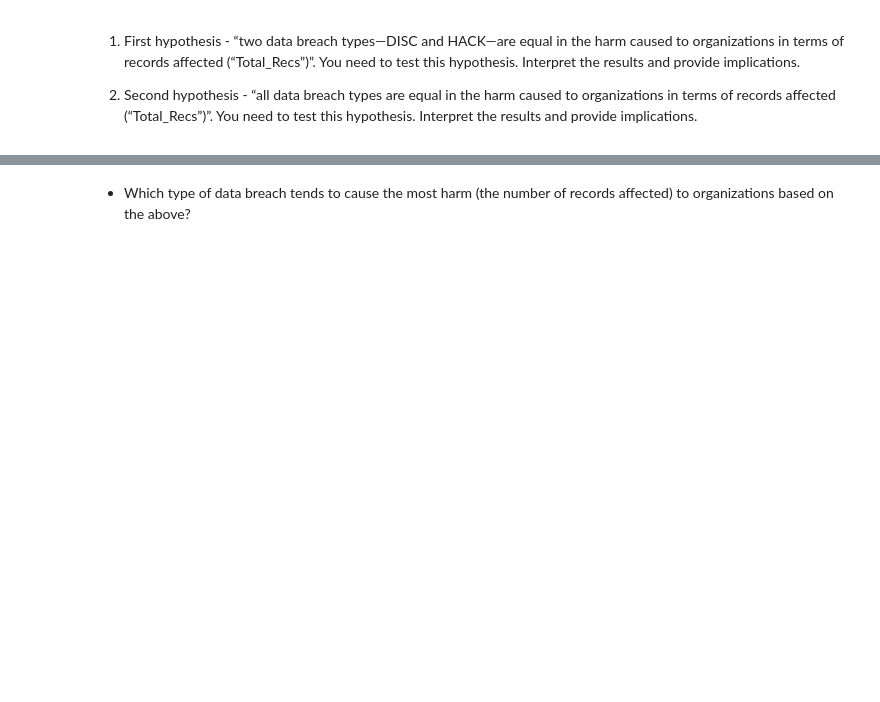
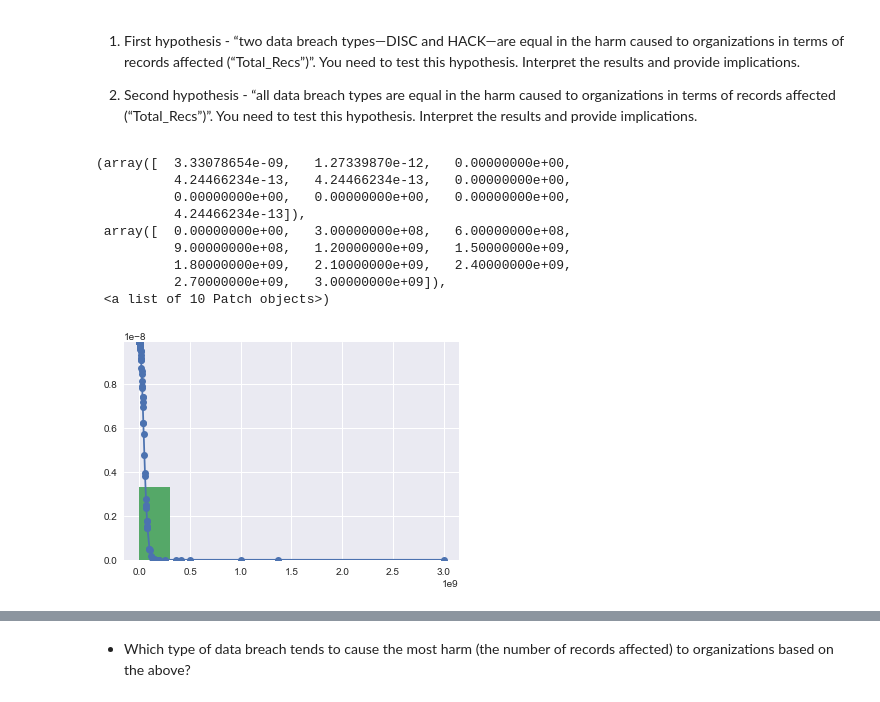
Before and after one commit to dmrod01/Capstone, a Jupyter notebook: Business Questions and Support .ipynb, the cells around one changed output, grey strips where cells are left out. Saved outputs shown, nothing was run; the diff lists cells and outputs as text; code cells hidden in the pictures; blank space fills up the shorter version.

```diff
--- a/Business Questions and Support .ipynb
+++ b/Business Questions and Support .ipynb
@@ -631,3 +690,21 @@ Text(0.5,1,'Breaches by Org Type and Year')
 1. First hypothesis - “two data breach types—DISC and HACK—are equal in the harm caused to organizations in terms of records affected (“Total_Recs”)”. You need to test this hypothesis. Interpret the results and provide implications.
 
 2. Second hypothesis - “all data breach types are equal in the harm caused to organizations in terms of records affected (“Total_Recs”)”. You need to test this hypothesis. Interpret the results and provide implications.
+# %%
+# Distribution for Total Records is very skewed to the left
+
+h = sorted(df_time['Total_Recs'])
+fit = stats.norm.pdf(h, np.mean(h), np.std(h))
+plt.plot(h,fit,'-o')
+plt.hist(h,normed=True)
+# %% [output]
+(array([  3.33078654e-09,   1.27339870e-12,   0.00000000e+00,
+          4.24466234e-13,   4.24466234e-13,   0.00000000e+00,
+          0.00000000e+00,   0.00000000e+00,   0.00000000e+00,
+          4.24466234e-13]),
+ array([  0.00000000e+00,   3.00000000e+08,   6.00000000e+08,
+          9.00000000e+08,   1.20000000e+09,   1.50000000e+09,
+          1.80000000e+09,   2.10000000e+09,   2.40000000e+09,
+          2.70000000e+09,   3.00000000e+09]),
+ <a list of 10 Patch objects>)
+[figure, added]
```
Also changed, not shown: parts of 32 cells of this notebook, 2 other files.
